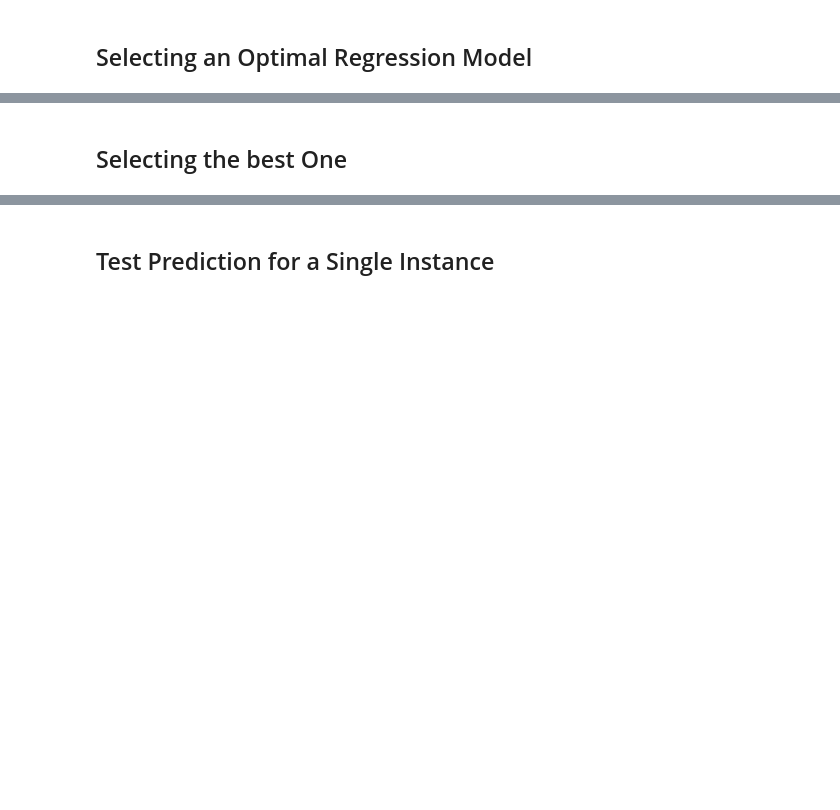
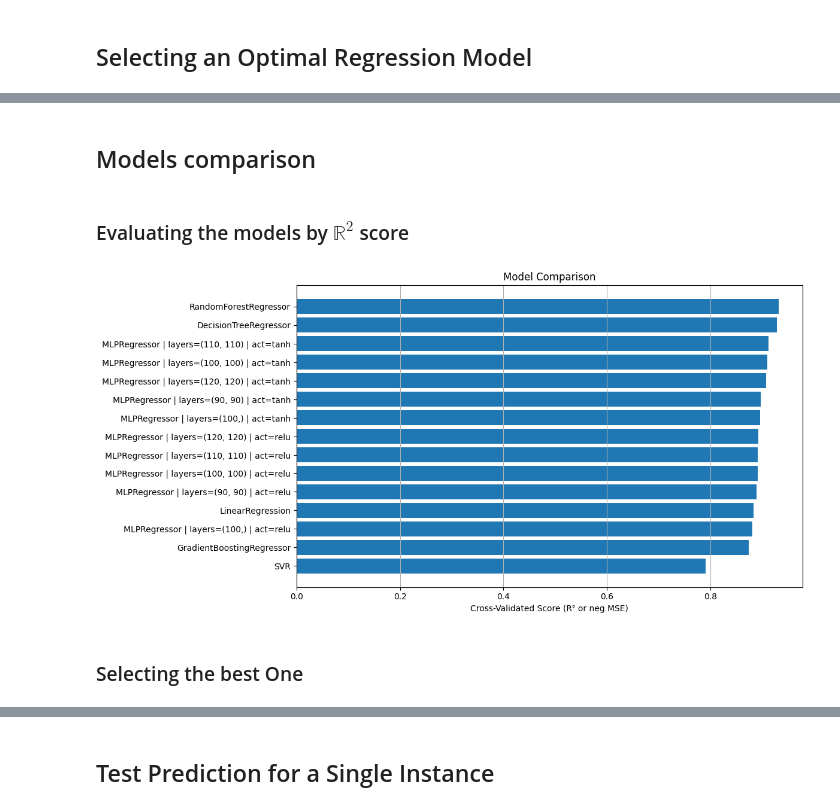
Before and after one commit to Severynson/CO2-Emission-Prediction-Regression, a Jupyter notebook: emissions_prediction.ipynb, the cells around one changed output, grey strips where cells are left out. Saved outputs shown, nothing was run; the diff lists cells and outputs as text; code cells hidden in the pictures; blank space fills up the shorter version.

```diff
--- a/emissions_prediction.ipynb
+++ b/emissions_prediction.ipynb
@@ -49,10 +49,10 @@ X_train, X_test, y_train, y_test =train_test_split(X, y, test_size=0.2, random_s
 # %% [markdown]
 ## Features Scaling
 # %%
-from sklearn.preprocessing import StandardScaler
-sc = StandardScaler()
-X_train = sc.fit_transform(X_train)
-X_test = sc.transform(X_test)
+# from sklearn.preprocessing import StandardScaler
+# sc = StandardScaler()
+# X_train = sc.fit_transform(X_train)
+# X_test = sc.transform(X_test)
 # %% [markdown]
 ## Selecting an Optimal Regression Model
 # %%
@@ -141,0 +196,2 @@ plt.show()
+# %%
+grid.fit(X_train, y_train)
@@ -142,3 +222,54 @@ plt.show()
+# %% [markdown]
+## Models comparison
+# %% [markdown]
+### Evaluating the models by $ \mathbb{R}^ 2 $ score
+# %%
+import numpy as np
+import matplotlib.pyplot as plt
+
+# Get cv_results_ from your completed GridSearchCV
+results = grid.cv_results_
+
+# Extract mean scores and parameter sets
+r2_scores = results['mean_test_score']
+params = results['params']
+
+# Build human-readable labels for each run
+model_labels = []
+for p in params:
+    model = type(p['regressor']).__name__
+    label_parts = [model]
+
+    # Add key hyperparameters to label if present
+    if 'regressor__kernel' in p:
+        label_parts.append(f"kernel={p['regressor__kernel']}")
+    if 'regressor__hidden_layer_sizes' in p:
+        label_parts.append(f"layers={p['regressor__hidden_layer_sizes']}")
+    if 'regressor__activation' in p:
+        label_parts.append(f"act={p['regressor__activation']}")
+    if 'poly__degree' in p:
+        label_parts.append(f"poly={p['poly__degree']}")
+    if 'regressor__max_depth' in p and p['regressor__max_depth'] is not None:
+        label_parts.append(f"depth={p['regressor__max_depth']}")
+
+    model_labels.append(" | ".join(label_parts))
+
+# Sort results by score
+sorted_indices = np.argsort(r2_scores)[::-1]
+sorted_scores = r2_scores[sorted_indices]
+sorted_labels = np.array(model_labels)[sorted_indices]
+
+# Plot
+plt.figure(figsize=(12, 6))
+plt.barh(sorted_labels, sorted_scores)
+plt.xlabel("Cross-Validated Score (R² or neg MSE)")
+plt.title("Model Comparison")
+plt.gca().invert_yaxis()  # Best on top
+plt.tight_layout()
+plt.grid(axis="x")
+plt.show()
+# %% [output]
+[figure, added]
 # %% [markdown]
-## Selecting the best One
+### Selecting the best One
 # %%
```
Also changed, not shown: parts of 16 cells of this notebook.
